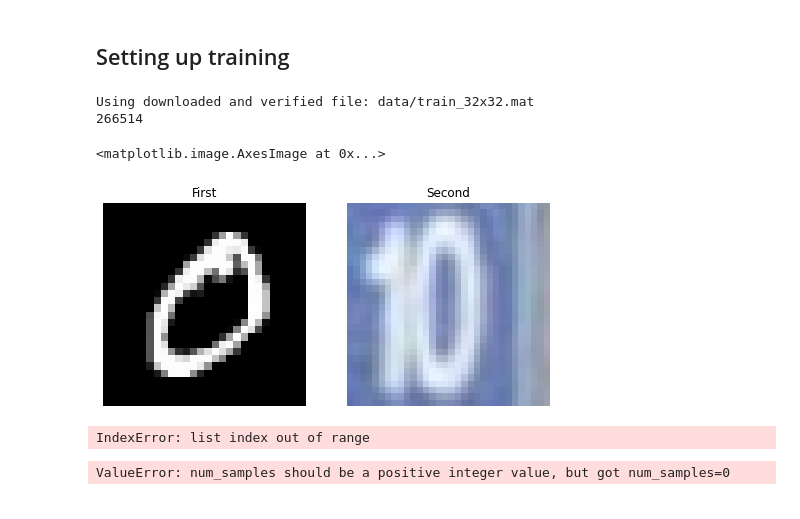
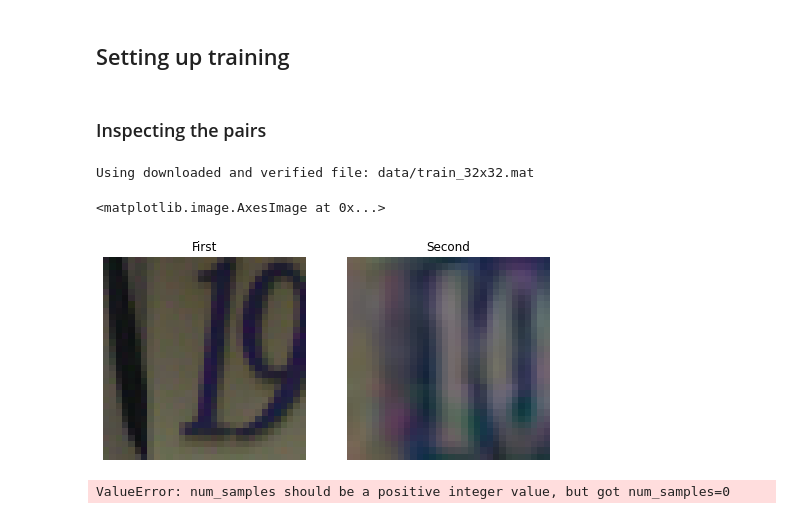
Before and after one commit to treyshotz/ML4CV, a Jupyter notebook: ML4CV.ipynb, the cells around one changed output. Drawn from its saved outputs; the diff is of its cells as text; code cells hidden in the pictures.

```diff
--- a/ML4CV.ipynb
+++ b/ML4CV.ipynb
@@ -336,6 +336,7 @@ class SiameseDataset(Dataset):
                 split = "test"
 
             self.svhn_dataset = torchvision.datasets.SVHN(root="data", split=split, download=True, transform=ToTensor())
+            self.svhn_dataset.data = self.svhn_dataset.data.transpose(0, 2, 3, 1)
 
         # used to prepare the labels and images path
         self.pairs = make_pairs(mix, self.mnist_dataset, self.svhn_dataset)
@@ -347,13 +348,22 @@ class SiameseDataset(Dataset):
         dataset_index, item_index = self.pairs[index][0]
         pair_dataset_index, pair_index = self.pairs[index][1]
         matching = self.pairs[index][2]
+        print(type( self.dataset[dataset_index].data[item_index]))
+        print(type(self.dataset[pair_dataset_index].data[pair_index]))
 
-        return train_dataset.dataset[dataset_index].data[item_index], train_dataset.dataset[pair_dataset_index].data[
-            pair_index], matching
+        return self.dataset[dataset_index].data[item_index].float().unsqueeze(0), self.dataset[pair_dataset_index].data[
+            pair_index].float().unsqueeze(0), matching
 
 
     def __len__(self):
         return len(self.pairs)
+
+    def svhn_inverse_greyscale(self):
+        for image in self.svhn_dataset.data:
+            gray_svhn = T.Grayscale()(torch.from_numpy(image))
+            normalized = cv.normalize(gray_svhn, None, alpha=0, beta=255, norm_type=cv.NORM_MINMAX, dtype=cv.CV_32F)
+            gray_svhn2 = 255 - gray_svhn2
+
 
 
 def make_pairs(mix, mnist = None, svhn = None):
@@ -452,36 +462,28 @@ def mix_pairs(mnist, num_classes, svhn):
     return pairs
 # %% [markdown]
 ## Setting up training
-# %%
-train_dataset = SiameseDataset(train=True, mnist=True, svhn=True, mix=True)
-# %% [output]
-Using downloaded and verified file: data/train_32x32.mat
-266514
+# %% [markdown]
+### Inspecting the pairs
 # %%
-first_item, second_item, similar = train_dataset.__getitem__(2)
+train_dataset = SiameseDataset(train=True, mnist=True, svhn=True, mix=True)
+
+first_item, second_item, similar = train_dataset.__getitem__(120000)
 
 figure = plt.figure(figsize=(8, 8))
 
 ax = figure.add_subplot(1, 2, 1)
 ax.set_title("First")
 plt.axis("off")
 plt.imshow(first_item.squeeze(), cmap="gray")
 
 ax = figure.add_subplot(1, 2, 2)
 ax.set_title("Second")
 plt.axis("off")
-plt.imshow(second_item.transpose(1, 2, 0).squeeze(), cmap="gray")
+plt.imshow(second_item.squeeze(), cmap="gray")
 # %% [output]
-<matplotlib.image.AxesImage at 0x...>
+Using downloaded and verified file: data/train_32x32.mat
+<matplotlib.image.AxesImage at 0x...>
-[figure, old version]
+[figure, new version]
-# %%
-print(train_dataset.pairs[4])
-index = 0
-dataset_index, item_index = train_dataset.pairs[index][0]
-pair_dataset_index, pair_index = train_dataset.pairs[index][1]
-matching = train_dataset.pairs[index][2]
-# %% [output]
-IndexError: list index out of range
 # %%
 epochs = 20
 train_dataset = SiameseDataset(train=True)
```
Also changed, not shown: parts of 8 cells of this notebook.
